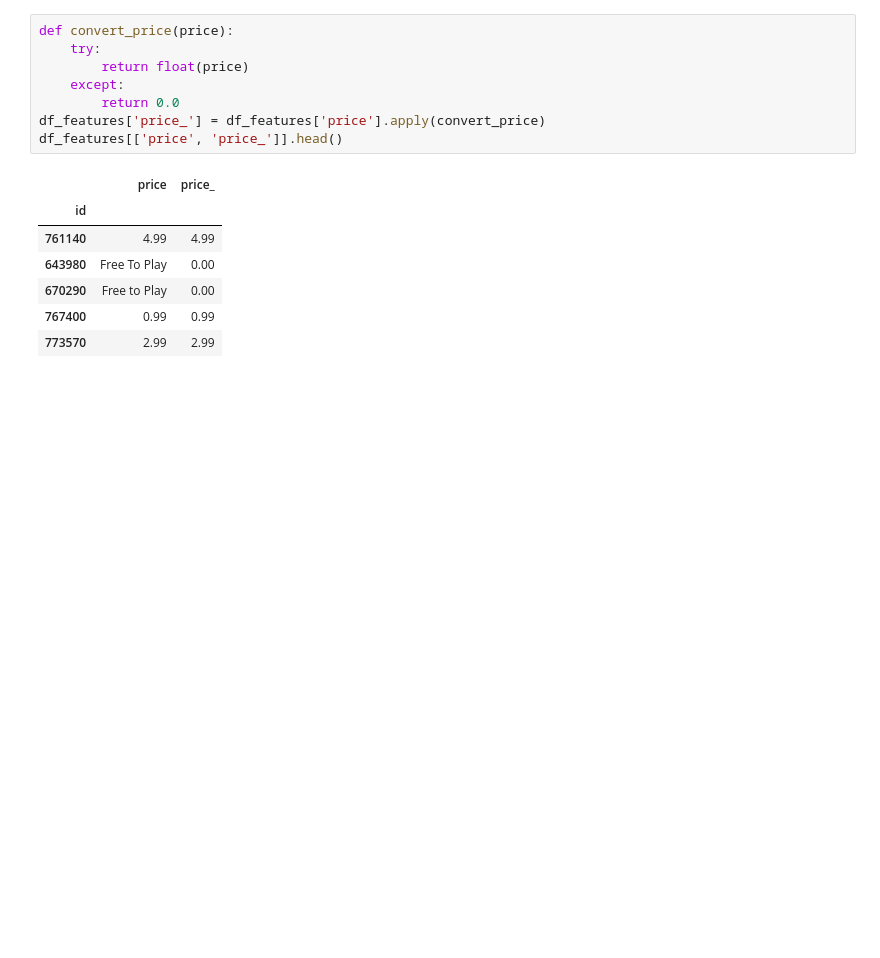
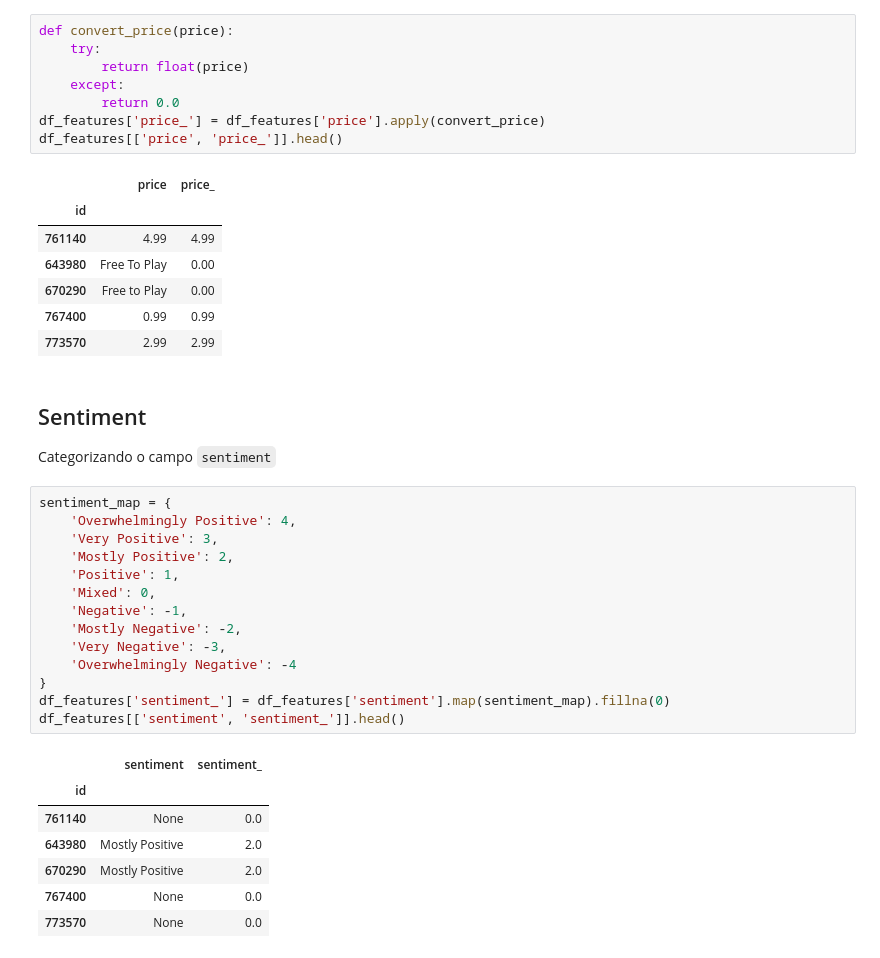
Before and after one commit to GTBelini22/Estudo_Ciencia_de_dados, a Jupyter notebook: Recomendação/Content Based/Prática_Content_Based_Jogos_.ipynb, the cells around one changed output. Cells and saved outputs as stored; diff of their text form; blank space fills up the shorter version.

```diff
--- a/Recomendação/Content Based/Prática_Content_Based_Jogos_.ipynb
+++ b/Recomendação/Content Based/Prática_Content_Based_Jogos_.ipynb
@@ -103,3 +103,28 @@ df_features[['price', 'price_']].head()
 | 670290 | Free to Play | 0.00 |
 | 767400 | 0.99 | 0.99 |
 | 773570 | 2.99 | 2.99 |
+# %% [markdown]
+## Sentiment
+Categorizando o campo `sentiment`
+# %%
+sentiment_map = {
+    'Overwhelmingly Positive': 4,
+    'Very Positive': 3,
+    'Mostly Positive': 2,
+    'Positive': 1,
+    'Mixed': 0,
+    'Negative': -1,
+    'Mostly Negative': -2,
+    'Very Negative': -3,
+    'Overwhelmingly Negative': -4
+}
+df_features['sentiment_'] = df_features['sentiment'].map(sentiment_map).fillna(0)
+df_features[['sentiment', 'sentiment_']].head()
+# %% [output]
+|  | sentiment | sentiment_ |
+| id |  |  |
+| 761140 | None | 0.0 |
+| 643980 | Mostly Positive | 2.0 |
+| 670290 | Mostly Positive | 2.0 |
+| 767400 | None | 0.0 |
+| 773570 | None | 0.0 |
```
Also changed, not shown: parts of 3 cells of this notebook.
